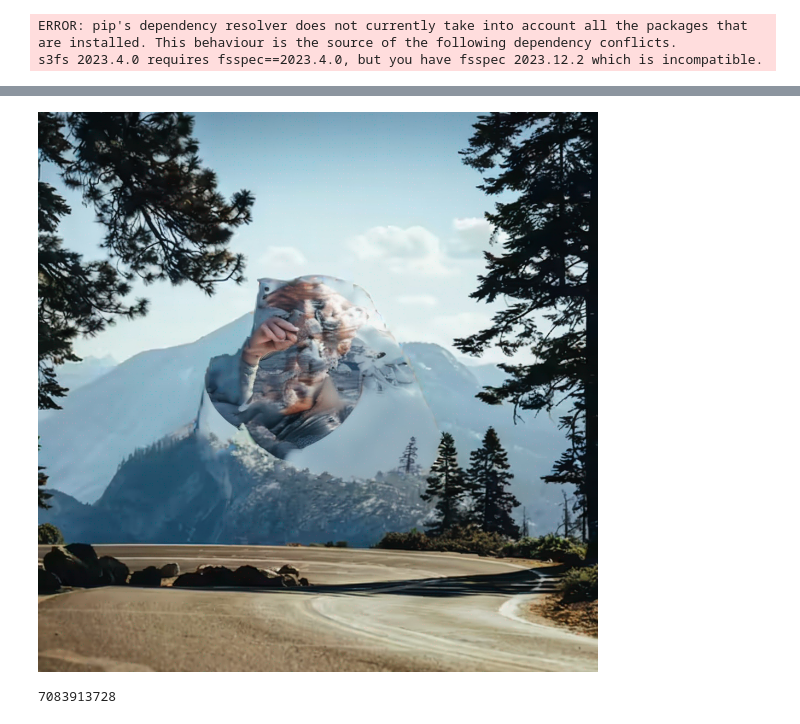
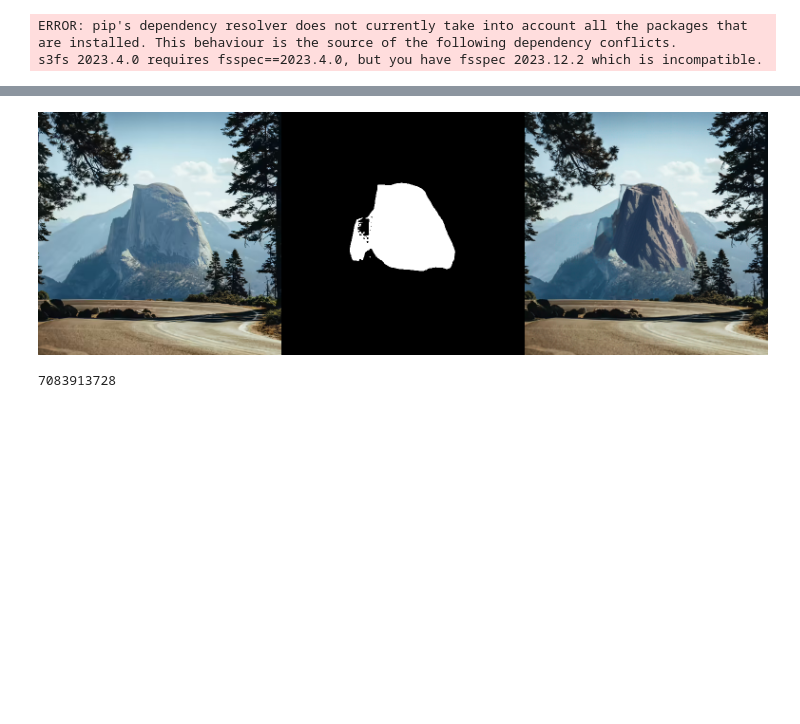
Before and after one commit to kew6688/Image-Inpainting, a Jupyter notebook: Stable_Diffusion_Inpainting.ipynb, the cells around one changed output, grey strips where cells are left out. Cells and saved outputs as stored; diff of their text form; code cells hidden in the pictures; blank space fills up the shorter version.

```diff
--- a/Stable_Diffusion_Inpainting.ipynb
+++ b/Stable_Diffusion_Inpainting.ipynb
@@ -31,7 +33,8 @@ make_image_grid([init_image, mask_image, image], rows=1, cols=3)
-# %%
-image
-# %% [output]
-[figure, removed]
+# %%
+image = image.resize((512,512))
+make_image_grid([init_image, mask_image, image], rows=1, cols=3)
+# %% [output]
+[figure, added]
 # %%
 torch.cuda.memory_allocated()
 # %% [output]
```
Also changed, not shown: parts of 1 cell of this notebook, 24 other files.
